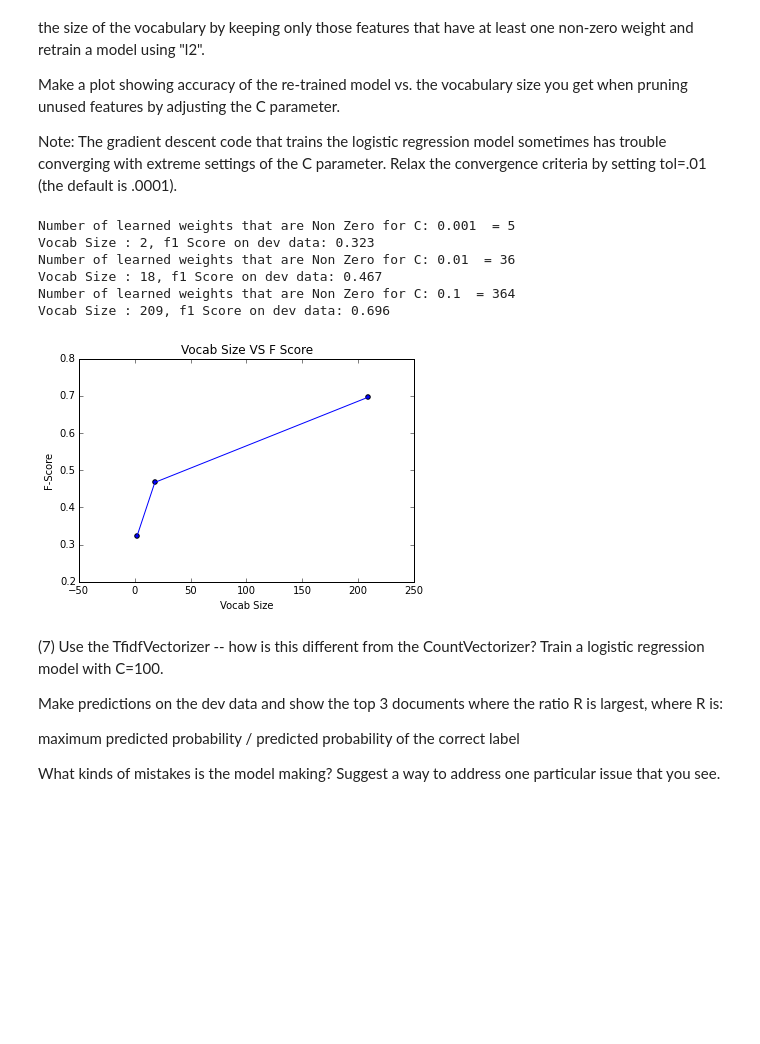
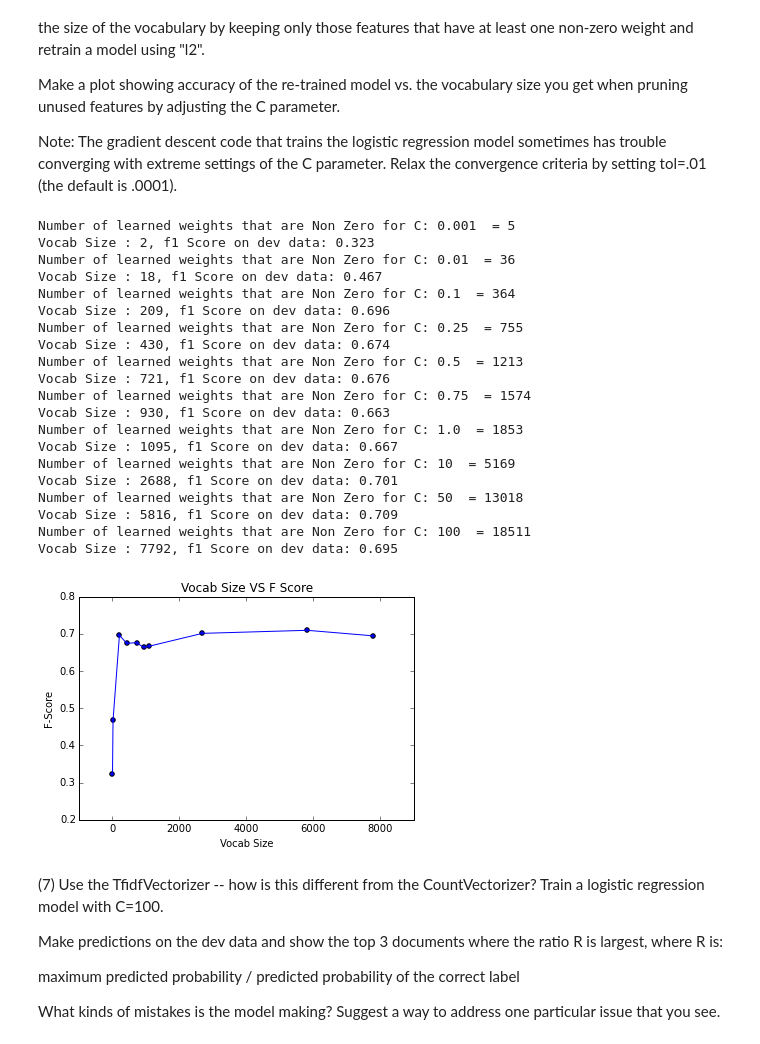
Before and after one commit to hchandaria/ucb_ml, a Jupyter notebook: assignment2/hetal_chandaria_p2.ipynb, the cells around one changed output. Cells and saved outputs as stored; diff of their text form; code cells hidden in the pictures; blank space fills up the shorter version.

```diff
--- a/assignment2/hetal_chandaria_p2.ipynb
+++ b/assignment2/hetal_chandaria_p2.ipynb
@@ -475,8 +476,8 @@ def P6():
         #Keep this random seed here to make comparison easier.
         np.random.seed(0)
         # running logistic regression with different values of C
-        #C = [0.001,0.01,0.1,0.25,0.5,0.75,1.0,10,50,100]
-        C = [0.001,0.01,0.1]
+        C = [0.001,0.01,0.1,0.25,0.5,0.75,1.0,10,50,100]
+        #C = [0.001,0.01,0.1]
         # arrays to hold the f1 score and vocabulary size
         f1_score = np.zeros(len(C))
         vocab_size = np.zeros(len(C),dtype=int)
@@ -493,34 +494,48 @@ def P6():
             vocab = np.array([def_vectorizer.get_feature_names()[index].encode('utf-8') for index in np.unique(coef.nonzero()[1])])
             vocab_vect = CountVectorizer(vocabulary = vocab)
             x_train_vocab = vocab_vect.fit_transform(train_data)
             x_dev_vocab   = vocab_vect.transform(dev_data)
             # logistic regression using l2 penalty
             clf_log_l2 = LogisticRegression(penalty='l2')
             clf_log_l2.fit(x_train_vocab,train_labels)
             y_true, y_pred = dev_labels, clf_log_l2.predict(x_dev_vocab)
             vocab_size[i] = vocab.shape[0]
             f1_score[i] = metrics.f1_score(y_true, y_pred)
             #print"f1 score on trimmed dev data: ",f1_score[i]
             print 'Vocab Size : %s, f1 Score on dev data: %0.03f'%(vocab_size[i],f1_score[i])
         plt.title("Vocab Size VS F Score")
         plt.plot(vocab_size, f1_score)
         plt.xlabel('Vocab Size')
         plt.ylabel('F-Score')
         plt.scatter(vocab_size, f1_score)
         plt.show()
     except Exception as e:
         print "Exception Occured: ", e.args
         raise
     ### STUDENT END ###
 P6()
 # %% [output]
 Number of learned weights that are Non Zero for C: 0.001  = 5
 Vocab Size : 2, f1 Score on dev data: 0.323
 Number of learned weights that are Non Zero for C: 0.01  = 36
 Vocab Size : 18, f1 Score on dev data: 0.467
 Number of learned weights that are Non Zero for C: 0.1  = 364
 Vocab Size : 209, f1 Score on dev data: 0.696
+Number of learned weights that are Non Zero for C: 0.25  = 755
+Vocab Size : 430, f1 Score on dev data: 0.674
+Number of learned weights that are Non Zero for C: 0.5  = 1213
+Vocab Size : 721, f1 Score on dev data: 0.676
+Number of learned weights that are Non Zero for C: 0.75  = 1574
+Vocab Size : 930, f1 Score on dev data: 0.663
+Number of learned weights that are Non Zero for C: 1.0  = 1853
+Vocab Size : 1095, f1 Score on dev data: 0.667
+Number of learned weights that are Non Zero for C: 10  = 5169
+Vocab Size : 2688, f1 Score on dev data: 0.701
+Number of learned weights that are Non Zero for C: 50  = 13018
+Vocab Size : 5816, f1 Score on dev data: 0.709
+Number of learned weights that are Non Zero for C: 100  = 18511
+Vocab Size : 7792, f1 Score on dev data: 0.695
-[figure, old version]
+[figure, new version]
 # %% [markdown]
 (7) Use the TfidfVectorizer -- how is this different from the CountVectorizer? Train a logistic regression model with C=100.
 
```
Also changed, not shown: parts of 8 cells of this notebook.
